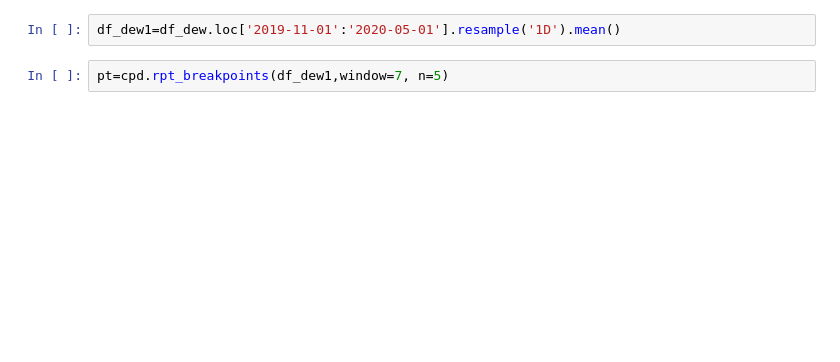
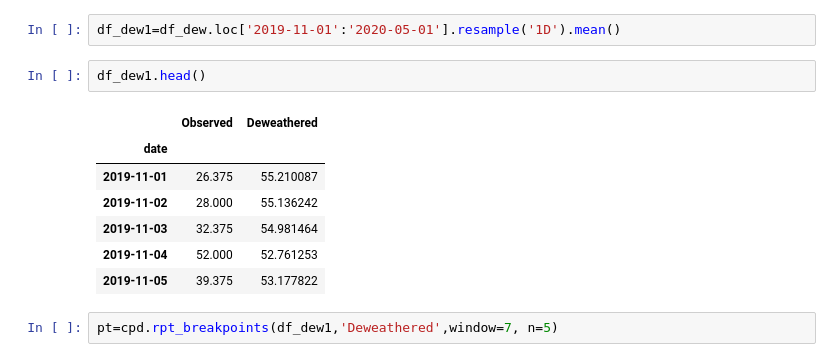
Before and after one commit to m-edal/normet, a Jupyter notebook: tutorials/Case2.ipynb, the cells around one changed output. Cells and saved outputs as stored; diff of their text form; blank space fills up the shorter version.

```diff
--- a/tutorials/Case2.ipynb
+++ b/tutorials/Case2.ipynb
@@ -37,4 +19,14 @@ df_dew=ad.do_all(df, value='PM2.5',
 # %%
 df_dew1=df_dew.loc['2019-11-01':'2020-05-01'].resample('1D').mean()
+# %%
+df_dew1.head()
+# %% [output]
+|  | Observed | Deweathered |
+| date |  |  |
+| 2019-11-01 | 26.375 | 55.210087 |
+| 2019-11-02 | 28.000 | 55.136242 |
+| 2019-11-03 | 32.375 | 54.981464 |
+| 2019-11-04 | 52.000 | 52.761253 |
+| 2019-11-05 | 39.375 | 53.177822 |
 # %%
-pt=cpd.rpt_breakpoints(df_dew1,window=7, n=5)
+pt=cpd.rpt_breakpoints(df_dew1,'Deweathered',window=7, n=5)
```
Also changed, not shown: parts of 3 cells of this notebook, 4 other files.
